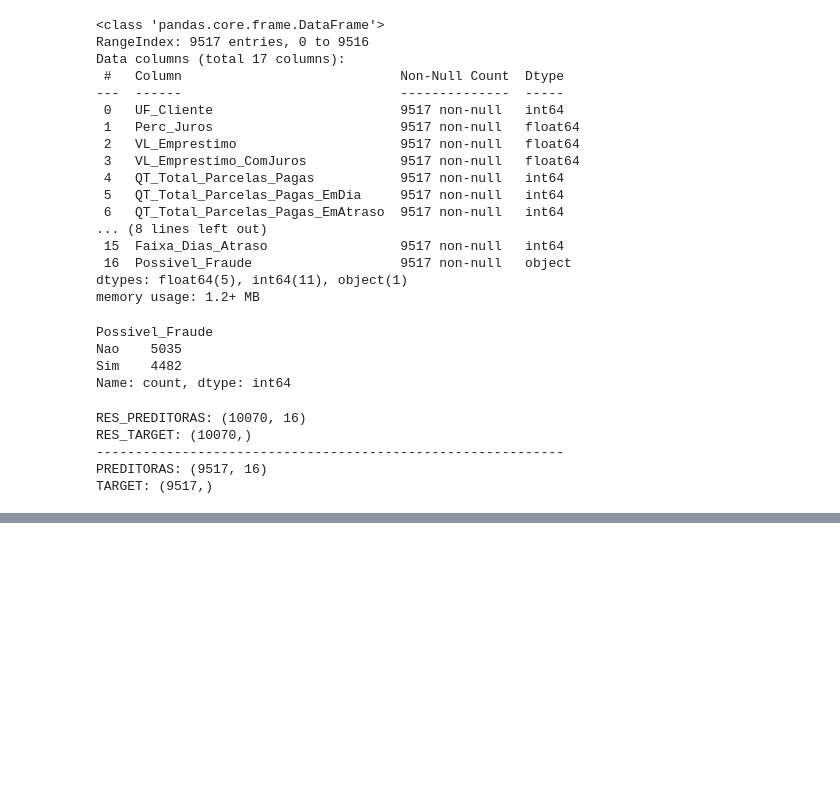
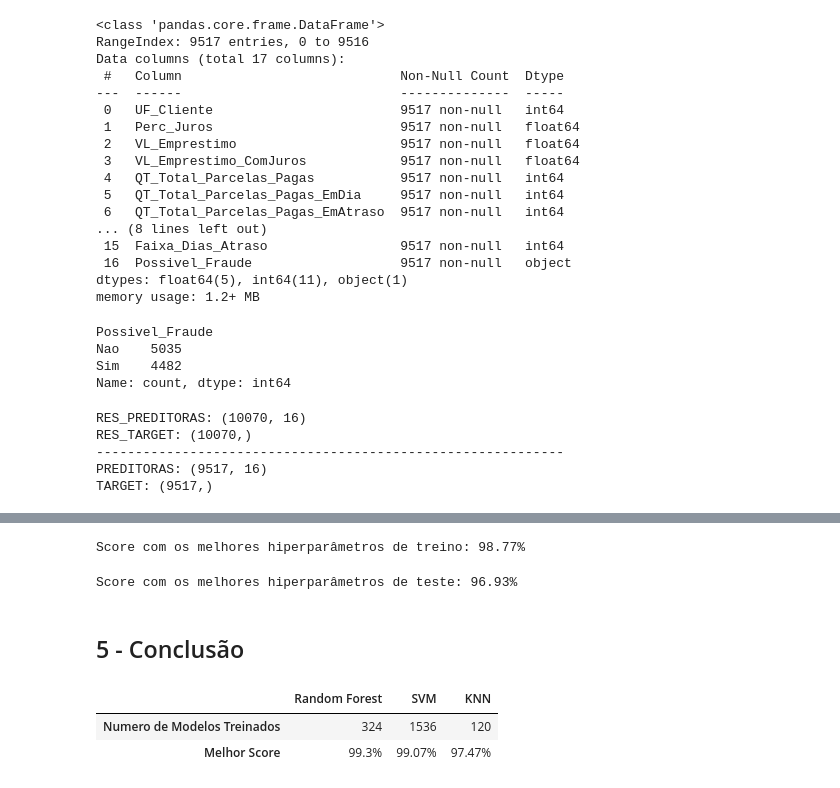
Before and after one commit to pedrocobalquini/Prevendo-Fraudes-ML, a Jupyter notebook: PrevendoFraudes.ipynb, the cells around one changed output, grey strips where cells are left out. Saved outputs shown, nothing was run; the diff lists cells and outputs as text; code cells hidden in the pictures; blank space fills up the shorter version.

```diff
--- a/PrevendoFraudes.ipynb
+++ b/PrevendoFraudes.ipynb
@@ -733,0 +815,32 @@ dtype: float64
+# %%
+knn = KNeighborsClassifier()
+# %%
+n_neighbors = np.array([3,4,5,6,7])
+algorithm = np.array(['auto', 'ball_tree', 'kd_tree', 'brute'])
+leaf_size = np.array([30,31,32])
+metric =  np.array(['minkowski','euclidean'])
+
+grid_parametros = dict(
+    n_neighbors=n_neighbors,
+    algorithm=algorithm,
+    leaf_size=leaf_size,
+    metric=metric
+)
+
+knn = GridSearchCV(knn, grid_parametros, n_jobs = 8)
+
+# Treinando os modelos
+inicio = time.time()
+knn.fit(X_treino_normalizados, y_train)
+fim = time.time()
+
+# Obtendo e visualizando os parametros treinados
+treinos_knn = pd.DataFrame(knn.cv_results_)
+
+print(f"Acurácia em Treinamento: {knn.best_score_ :.2%}")
+print("")
+print(f"Hiperparâmetros Ideais: {knn.best_params_}")
+print("")
+print("Tempo de Treinamento do Modelo: ", round(fim - inicio,2))
+print("")
+print("Numero de treinamentos realizados: ", treinos_knn.shape[0])
@@ -733,0 +864,29 @@ dtype: float64
+# %%
+scores3 = clf3.score(X_treino_normalizados,y_train)
+print(f"Score com os melhores hiperparâmetros de treino: {scores3 :.2%}")
+# %% [output]
+Score com os melhores hiperparâmetros de treino: 98.77%
+# %%
+scores3 = clf3.score(X_teste_normalizados,y_test)
+print(f"Score com os melhores hiperparâmetros de teste: {scores3 :.2%}")
+# %% [output]
+Score com os melhores hiperparâmetros de teste: 96.93%
+# %%
+modelo_knn = {
+    'Numero de Modelos Treinados': treinos_knn.shape[0],
+    'Melhor Score': str(round(knn.best_score_ * 100, 2)) + "%"
+}
+# %% [markdown]
+## 5 - Conclusão
+# %%
+conclusao = pd.DataFrame({
+    'Random Forest': pd.Series(modelo_rf),
+    'SVM': pd.Series(modelo_svm),
+    'KNN': pd.Series(modelo_knn)
+})
+# %%
+conclusao
+# %% [output]
+|  | Random Forest | SVM | KNN |
+| Numero de Modelos Treinados | 324 | 1536 | 120 |
+| Melhor Score | 99.3% | 99.07% | 97.47% |
```
Also changed, not shown: parts of 31 cells of this notebook.
